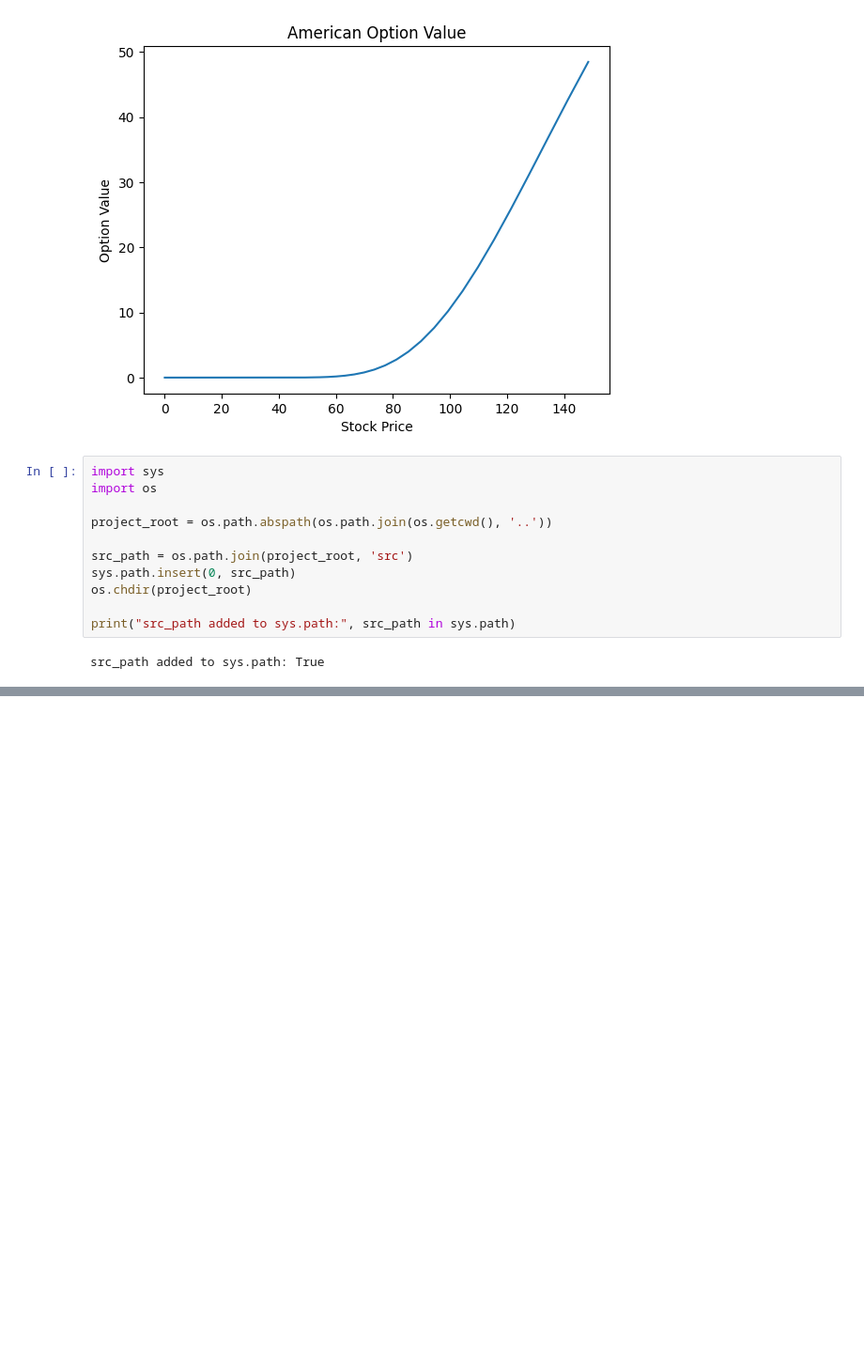
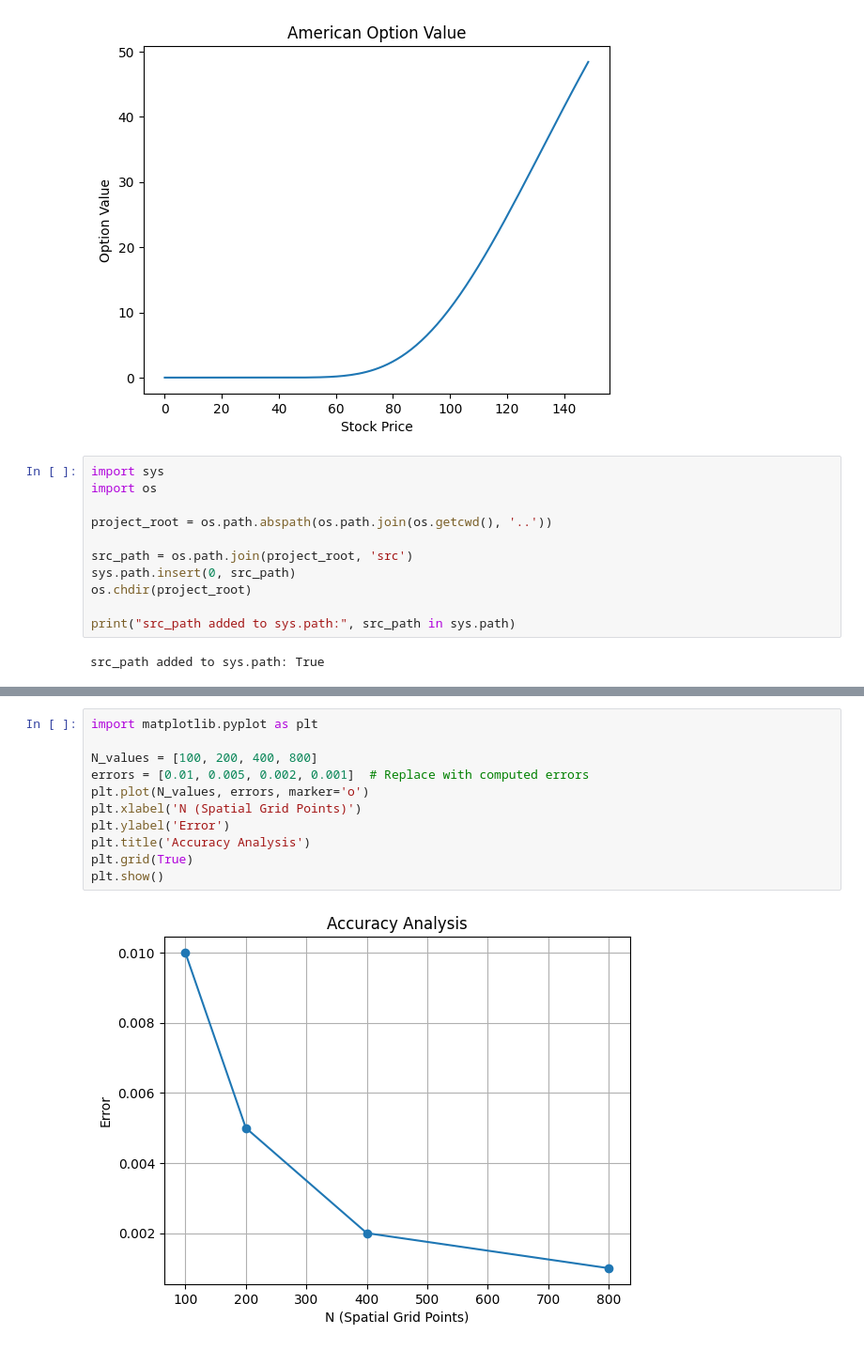
Before and after one commit to XiaoYunhan/American-Option-Pricing, a Jupyter notebook: notebooks/CrankNicolson.ipynb, the cells around one changed output, grey strips where cells are left out. Shown at 94% size. Cells and saved outputs as stored; diff of their text form; blank space fills up the shorter version.

Commit message:
update README and add analysis for Crank Nicolson

```diff
--- a/notebooks/CrankNicolson.ipynb
+++ b/notebooks/CrankNicolson.ipynb
@@ -202,0 +385,13 @@ European Option Price: 9.462492596167081
+# %%
+import matplotlib.pyplot as plt
+
+N_values = [100, 200, 400, 800]
+errors = [0.01, 0.005, 0.002, 0.001]  # Replace with computed errors
+plt.plot(N_values, errors, marker='o')
+plt.xlabel('N (Spatial Grid Points)')
+plt.ylabel('Error')
+plt.title('Accuracy Analysis')
+plt.grid(True)
+plt.show()
+# %% [output]
+[figure, added]
```
Also changed, not shown: parts of 9 cells of this notebook, 1 other file.
